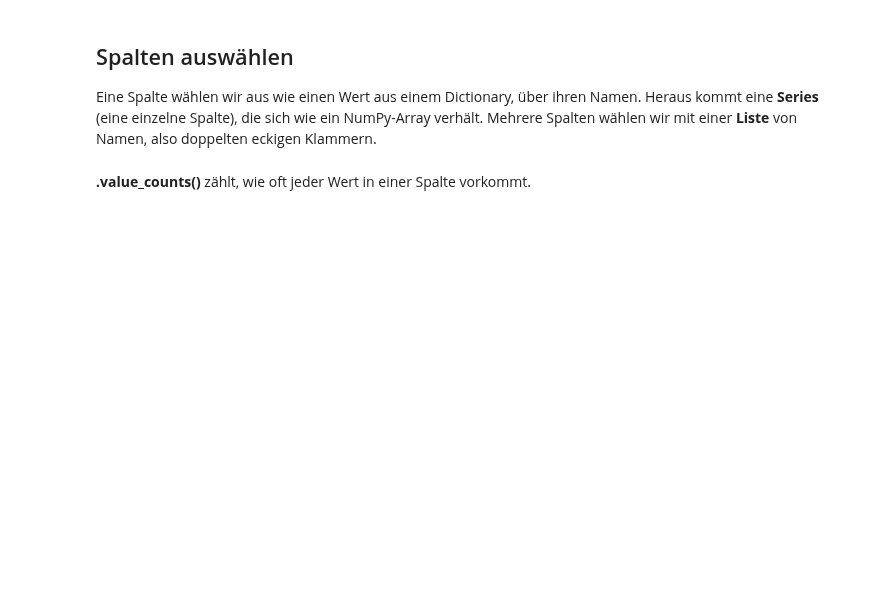
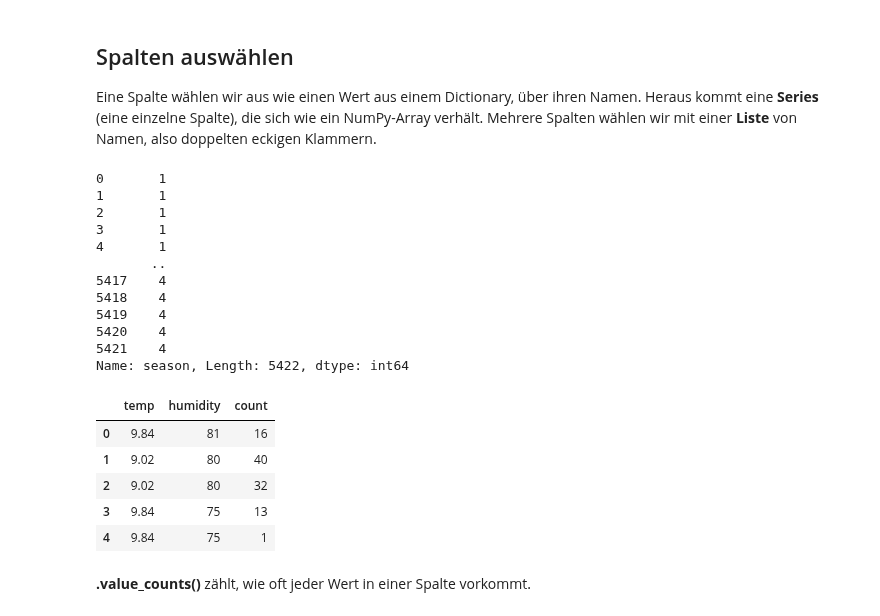
Before and after one commit to kbrennig/MODS_WS26_27, a Jupyter notebook: Transformation_and_Cleaning/MODS_pandas_Intro.ipynb, the cells around one changed output. Saved outputs shown, nothing was run; the diff lists cells and outputs as text; code cells hidden in the pictures; blank space fills up the shorter version.

```diff
--- a/Transformation_and_Cleaning/MODS_pandas_Intro.ipynb
+++ b/Transformation_and_Cleaning/MODS_pandas_Intro.ipynb
@@ -47,8 +86,26 @@ data.sort_values("count", ascending=False).head()   # die 5 Stunden mit den meis
 Eine Spalte wählen wir aus wie einen Wert aus einem Dictionary, über ihren Namen. Heraus kommt eine **Series** (eine einzelne Spalte), die sich wie ein NumPy-Array verhält. Mehrere Spalten wählen wir mit einer **Liste** von Namen, also doppelten eckigen Klammern.
 # %%
 display(data["season"])   # wählen Sie eine Spalte aus, hier "season"
-print(data["temp"].max()) #Methoden auf Spalten, hier max() auf Spalte "temp"
-data[["temp", "humidity", "count"]].head() # wählen Sie mehrere Spalten aus, hier "temp", "humidity" und "count"
+display(data[["temp", "humidity", "count"]].head()) # wählen Sie mehrere Spalten aus, hier "temp", "humidity" und "count"
+# %% [output]
+0       1
+1       1
+2       1
+3       1
+4       1
+       ..
+5417    4
+5418    4
+5419    4
+5420    4
+5421    4
+Name: season, Length: 5422, dtype: int64
+|  | temp | humidity | count |
+| 0 | 9.84 | 81 | 16 |
+| 1 | 9.02 | 80 | 40 |
+| 2 | 9.02 | 80 | 32 |
+| 3 | 9.84 | 75 | 13 |
+| 4 | 9.84 | 75 | 1 |
 # %% [markdown]
 **.value_counts()** zählt, wie oft jeder Wert in einer Spalte vorkommt.
 # %%
```
Also changed, not shown: parts of 32 cells of this notebook.
